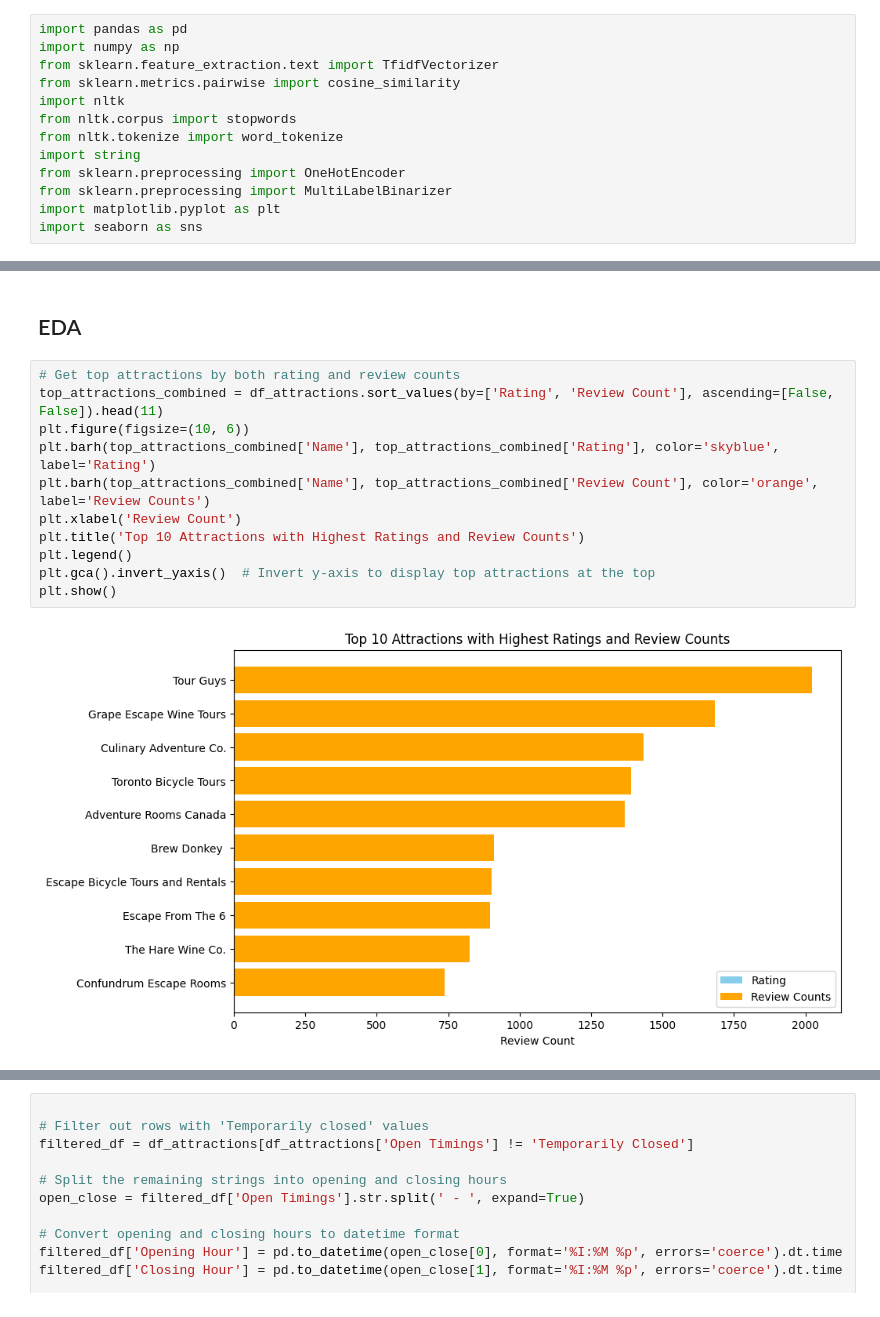
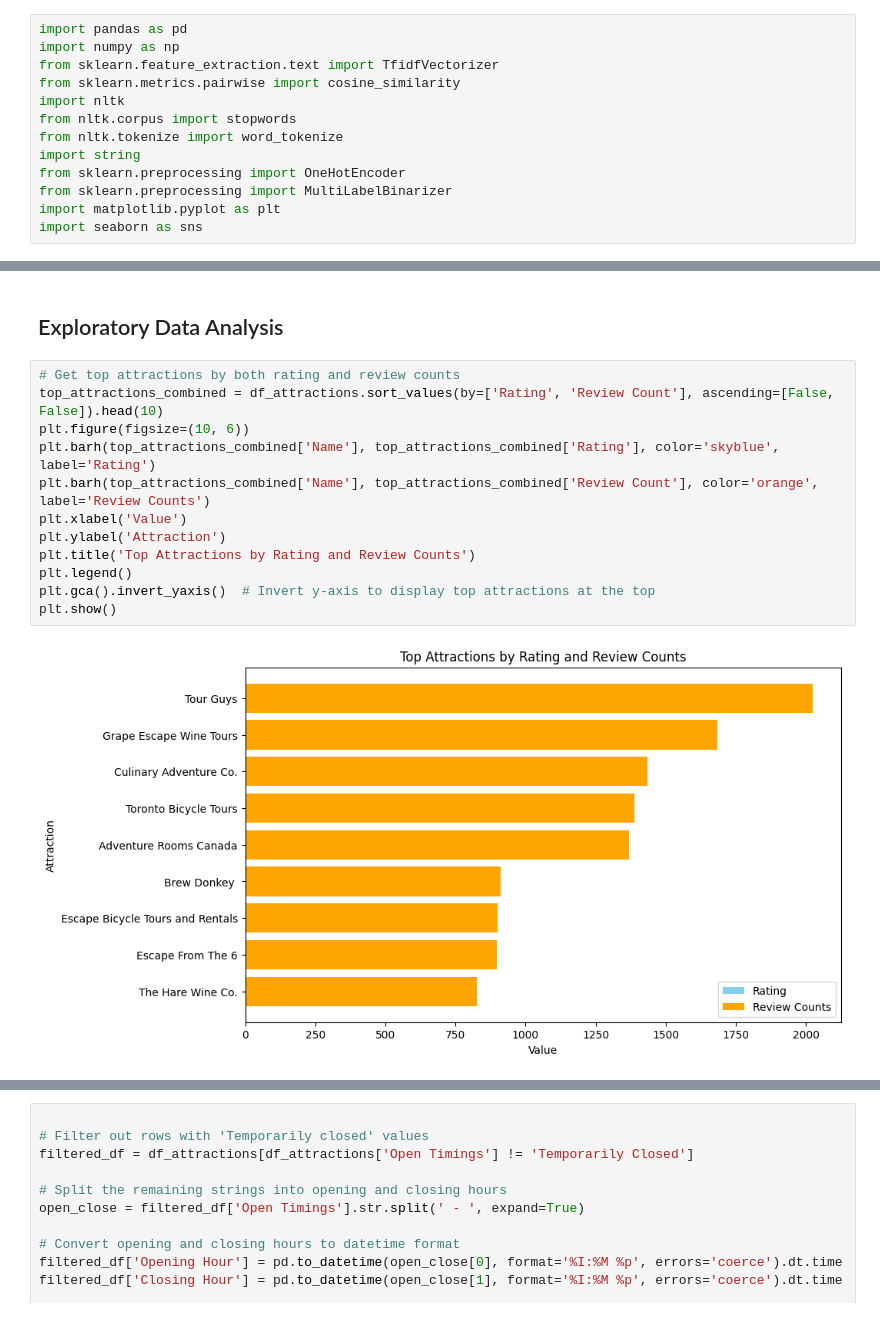
Before and after one commit to bhumikar12/Hidden-Gems-of-Ontario, a Jupyter notebook: Hidden-Gems-Of-Ontario.ipynb, the cells around one changed output, grey strips where cells are left out. Drawn from its saved outputs; the diff is of its cells as text.

```diff
--- a/Hidden-Gems-Of-Ontario.ipynb
+++ b/Hidden-Gems-Of-Ontario.ipynb
@@ -22,21 +22,22 @@ df_attractions.head()
 | 2 | 3 | Jungle Cat World Wildlife Park | Jungle Cat World Wildlife Park is... | 10:00 AM - 5:00 PM | Orono | Nature and Wildlife Areas, Zoos | 4.5 | 1081 |
 | 3 | 4 | The Grotto | The Grotto is a natural sea cave ... | NaN | Tobermory | Points of Interest, Landmarks | 4.5 | 1261 |
 | 4 | 5 | Canada Aviation and Space museum | Located on a former military air ... | 10:00 AM - 5:00 PM | Ottawa | Speciality Museums | 4.5 | 1454 |
-# %% [markdown]
-## EDA
+# %% [markdown]
+## Exploratory Data Analysis
 # %%
 # Get top attractions by both rating and review counts
-top_attractions_combined = df_attractions.sort_values(by=['Rating', 'Review Count'], ascending=[False, False]).head(11)
+top_attractions_combined = df_attractions.sort_values(by=['Rating', 'Review Count'], ascending=[False, False]).head(10)
 plt.figure(figsize=(10, 6))
 plt.barh(top_attractions_combined['Name'], top_attractions_combined['Rating'], color='skyblue', label='Rating')
 plt.barh(top_attractions_combined['Name'], top_attractions_combined['Review Count'], color='orange', label='Review Counts')
-plt.xlabel('Review Count')
-plt.title('Top 10 Attractions with Highest Ratings and Review Counts')
+plt.xlabel('Value')
+plt.ylabel('Attraction')
+plt.title('Top Attractions by Rating and Review Counts')
 plt.legend()
 plt.gca().invert_yaxis()  # Invert y-axis to display top attractions at the top
 plt.show()
 # %% [output]
-[figure, old version]
+[figure, new version]
 # %%
 # Group attractions by category and count the number of attractions in each category
 category_counts = df_attractions['Category'].value_counts()
```
Also changed, not shown: parts of 5 cells of this notebook, 1 other file.
